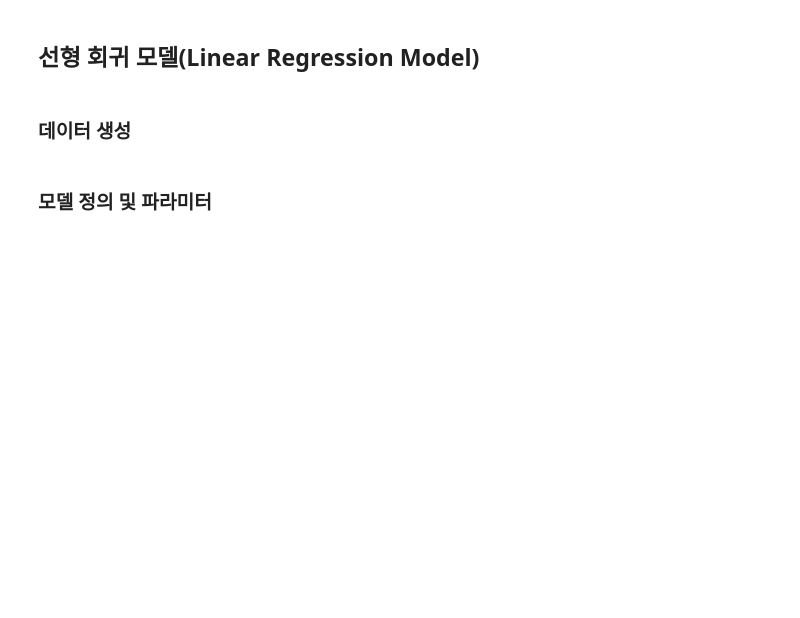
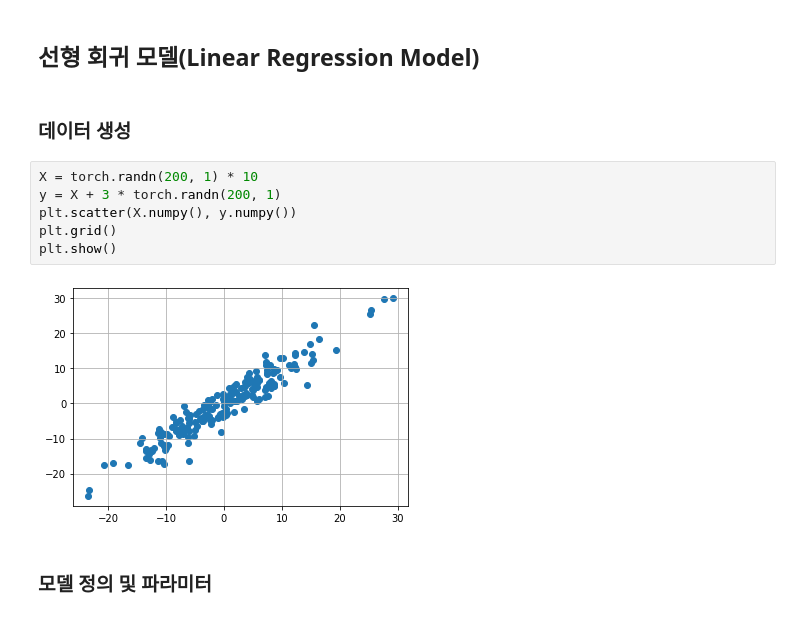
Before and after one commit to ckiekim/TIL, a Jupyter notebook: 31.pytorch/12_파이토치(PyTorch)_한번에_끝내기(Part_2).ipynb, the cells around one changed output. Drawn from its saved outputs; the diff is of its cells as text; blank space fills up the shorter version.

```diff
--- a/31.pytorch/12_파이토치(PyTorch)_한번에_끝내기(Part_2).ipynb
+++ b/31.pytorch/12_파이토치(PyTorch)_한번에_끝내기(Part_2).ipynb
@@ -12,5 +16,13 @@ import torch.nn.functional as F
 ## 선형 회귀 모델(Linear Regression Model)
 # %% [markdown]
 ### 데이터 생성
+# %%
+X = torch.randn(200, 1) * 10
+y = X + 3 * torch.randn(200, 1)
+plt.scatter(X.numpy(), y.numpy())
+plt.grid()
+plt.show()
+# %% [output]
+[figure, added]
 # %% [markdown]
 ### 모델 정의 및 파라미터
```
Also changed, not shown: parts of 32 cells of this notebook.
